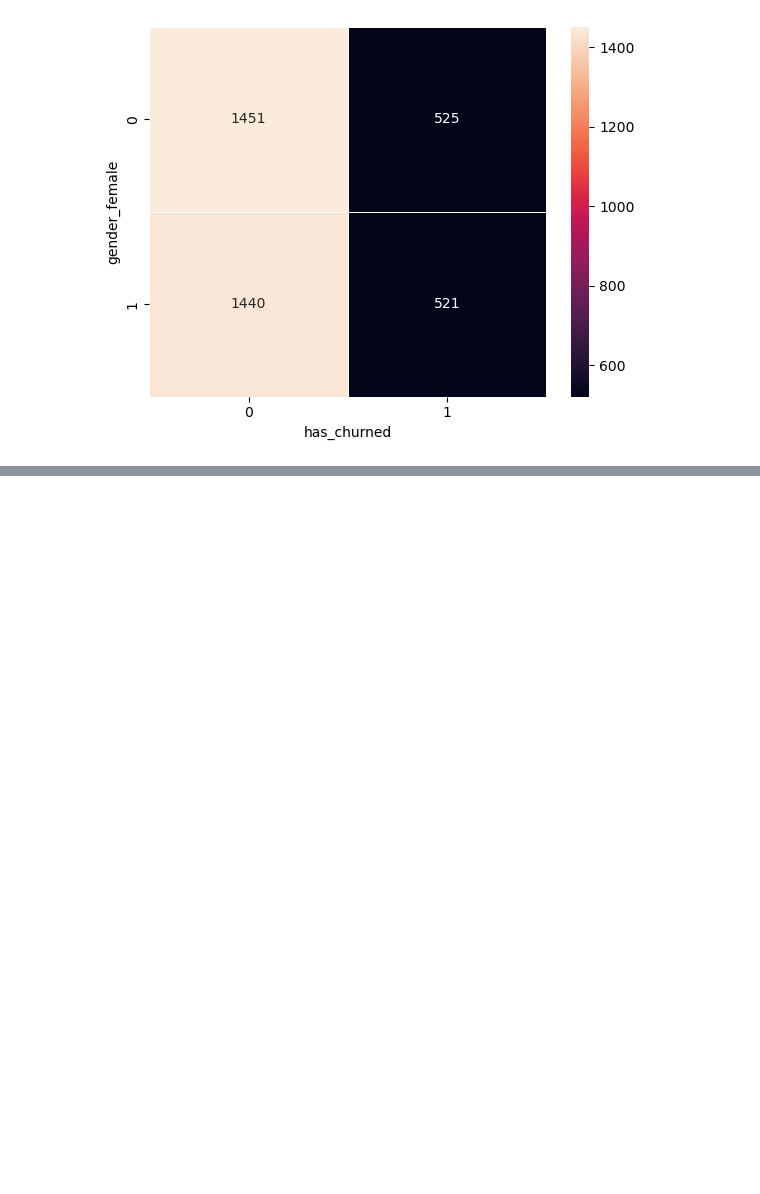
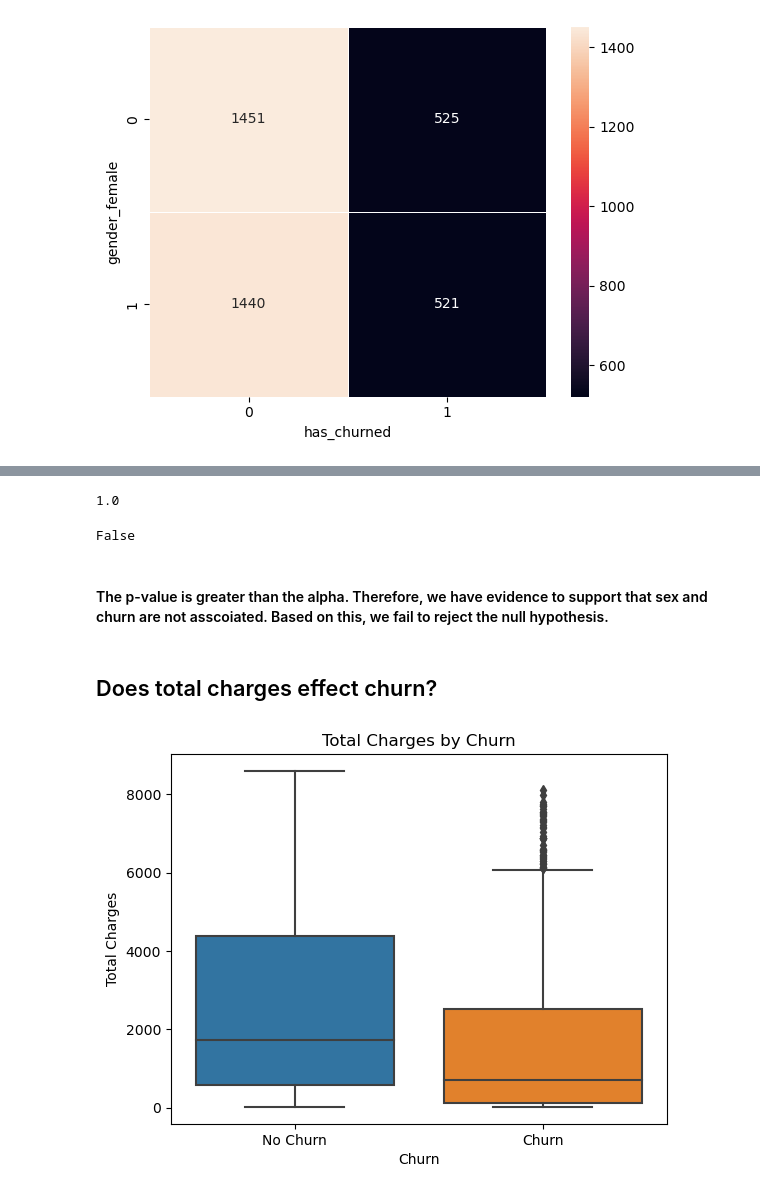
Before and after one commit to JonathanTWare/classification_project, a Jupyter notebook: final_report.ipynb, the cells around one changed output, grey strips where cells are left out. Saved outputs shown, nothing was run; the diff lists cells and outputs as text; code cells hidden in the pictures; blank space fills up the shorter version.

```diff
--- a/final_report.ipynb
+++ b/final_report.ipynb
@@ -177,0 +186,24 @@ sns.heatmap(contingency_table, annot = True, fmt ='d', linewidths = .5)
+# %%
+a = 0.05
+contingency_table = pd.crosstab(train['gender_female'], train['has_churned'])
+chi2, p_val, dof, expected = chi2_contingency(contingency_table)
+p_val
+# %% [output]
+1.0
+# %%
+p_val < a
+# %% [output]
+False
+# %% [markdown]
+#### The p-value is greater than the alpha. Therefore, we have evidence to support that sex and churn are not asscoiated. Based on this, we fail to reject the null hypothesis.
+# %% [markdown]
+## Does total charges effect churn?
+# %%
+sns.boxplot(x='churn', y='total_charges', data=train)
+plt.title("Total Charges by Churn")
+plt.xlabel("Churn")
+plt.ylabel("Total Charges")
+plt.xticks([0, 1], ['No Churn', 'Churn'])
+plt.show()
+# %% [output]
+[figure, added]
```
Also changed, not shown: parts of 55 cells of this notebook.
